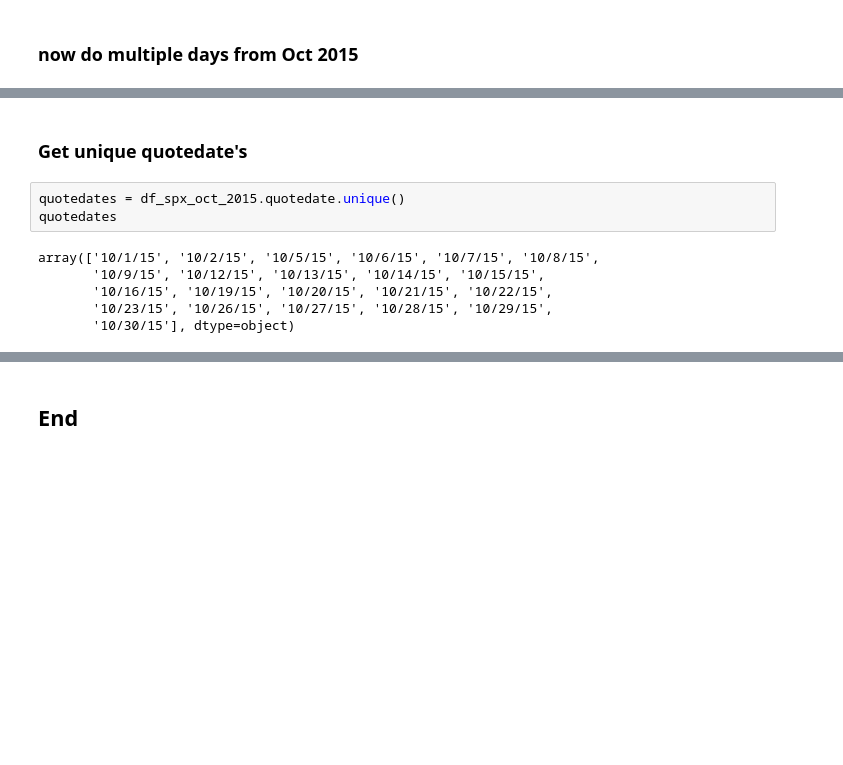
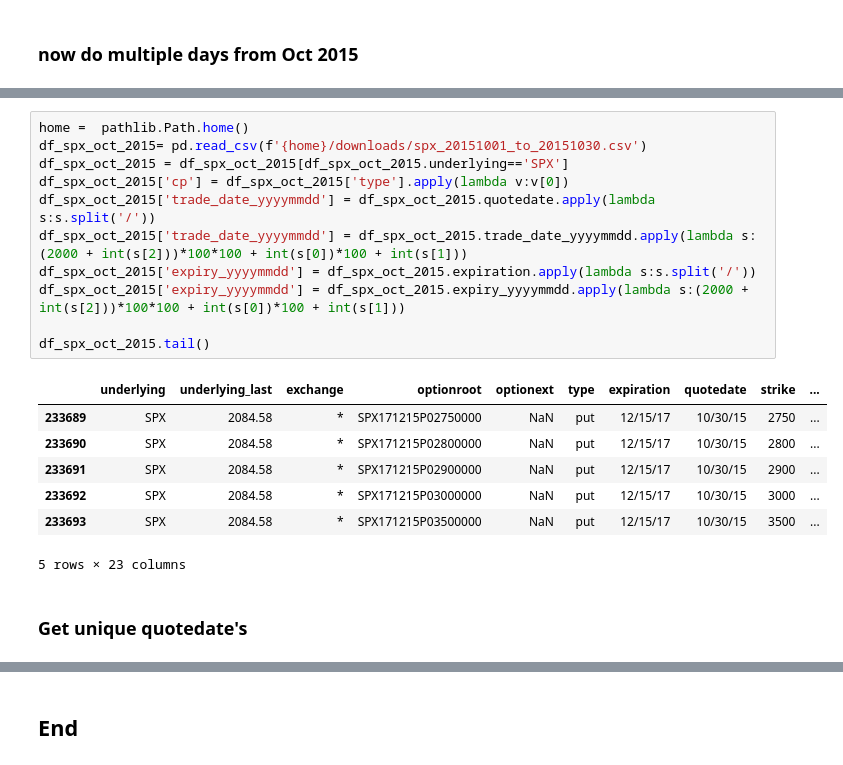
Before and after one commit to bgithub1/volgrid, a Jupyter notebook: volgrid/cboe_skew_analysis.ipynb, the cells around one changed output, grey strips where cells are left out. Saved outputs shown, nothing was run; the diff lists cells and outputs as text; blank space fills up the shorter version.

```diff
--- a/volgrid/cboe_skew_analysis.ipynb
+++ b/volgrid/cboe_skew_analysis.ipynb
@@ -276,11 +333,21 @@ df_spx_oct_2015.tail()
+# %%
+home =  pathlib.Path.home()
+df_spx_oct_2015= pd.read_csv(f'{home}/downloads/spx_20151001_to_20151030.csv')
+df_spx_oct_2015 = df_spx_oct_2015[df_spx_oct_2015.underlying=='SPX']
+df_spx_oct_2015['cp'] = df_spx_oct_2015['type'].apply(lambda v:v[0])
+df_spx_oct_2015['trade_date_yyyymmdd'] = df_spx_oct_2015.quotedate.apply(lambda s:s.split('/'))
+df_spx_oct_2015['trade_date_yyyymmdd'] = df_spx_oct_2015.trade_date_yyyymmdd.apply(lambda s:(2000 + int(s[2]))*100*100 + int(s[0])*100 + int(s[1]))
+df_spx_oct_2015['expiry_yyyymmdd'] = df_spx_oct_2015.expiration.apply(lambda s:s.split('/'))
+df_spx_oct_2015['expiry_yyyymmdd'] = df_spx_oct_2015.expiry_yyyymmdd.apply(lambda s:(2000 + int(s[2]))*100*100 + int(s[0])*100 + int(s[1]))
+
+df_spx_oct_2015.tail()
+# %% [output]
+|  | underlying | underlying_last | exchange | optionroot | optionext | type | expiration | quotedate | strike | ... |
+| 233689 | SPX | 2084.58 | * | SPX171215P02750000 | NaN | put | 12/15/17 | 10/30/15 | 2750 | ... |
+| 233690 | SPX | 2084.58 | * | SPX171215P02800000 | NaN | put | 12/15/17 | 10/30/15 | 2800 | ... |
+| 233691 | SPX | 2084.58 | * | SPX171215P02900000 | NaN | put | 12/15/17 | 10/30/15 | 2900 | ... |
+| 233692 | SPX | 2084.58 | * | SPX171215P03000000 | NaN | put | 12/15/17 | 10/30/15 | 3000 | ... |
+| 233693 | SPX | 2084.58 | * | SPX171215P03500000 | NaN | put | 12/15/17 | 10/30/15 | 3500 | ... |
+5 rows × 23 columns
 # %% [markdown]
 ### Get unique quotedate's
-# %%
-quotedates = df_spx_oct_2015.quotedate.unique()
-quotedates
-# %% [output]
-array(['10/1/15', '10/2/15', '10/5/15', '10/6/15', '10/7/15', '10/8/15',
-       '10/9/15', '10/12/15', '10/13/15', '10/14/15', '10/15/15',
-       '10/16/15', '10/19/15', '10/20/15', '10/21/15', '10/22/15',
-       '10/23/15', '10/26/15', '10/27/15', '10/28/15', '10/29/15',
-       '10/30/15'], dtype=object)
```
Also changed, not shown: parts of 29 cells of this notebook.
